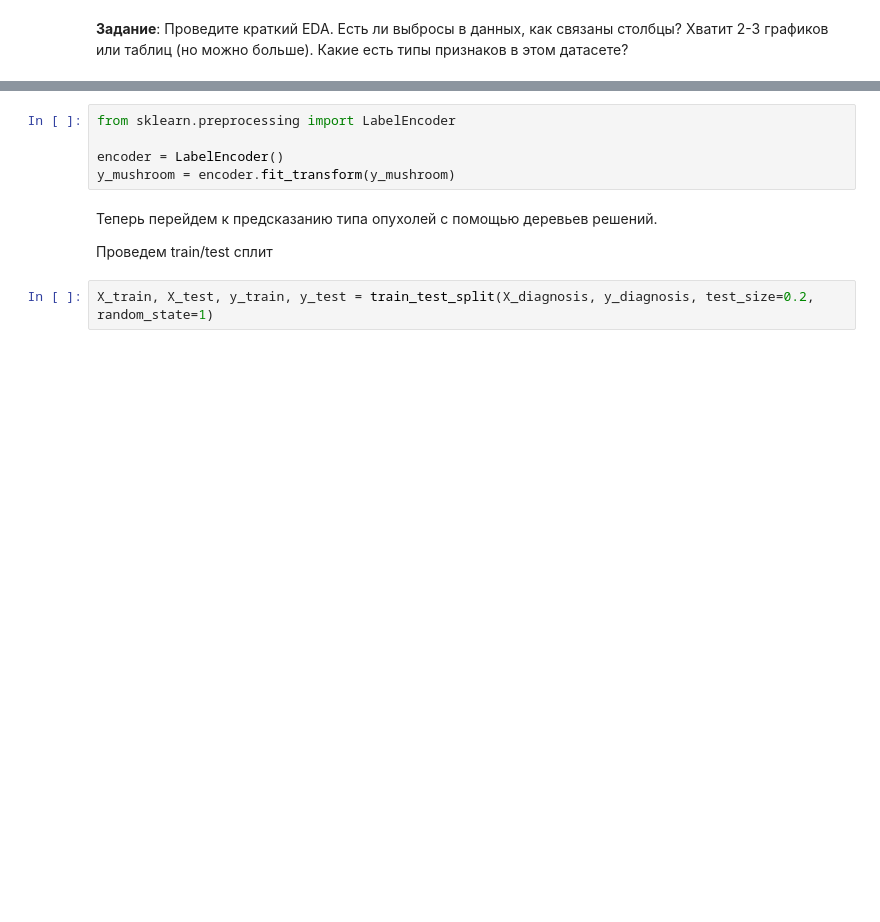
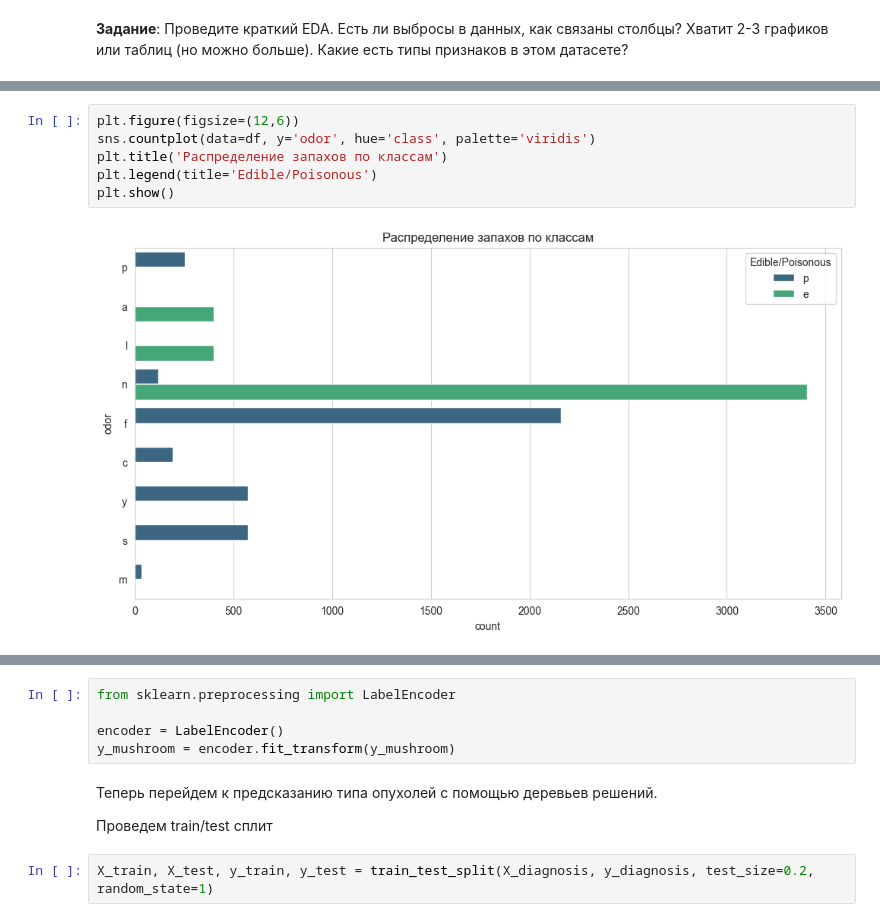
Before and after one commit to sweeteri/spbu-ai-fundamentals, a Jupyter notebook: practicum_7.5/decision_trees.ipynb, the cells around one changed output, grey strips where cells are left out. Cells and saved outputs as stored; diff of their text form; blank space fills up the shorter version.

```diff
--- a/practicum_7.5/decision_trees.ipynb
+++ b/practicum_7.5/decision_trees.ipynb
@@ -79,0 +126,8 @@ X_mushroom.head()
+# %%
+plt.figure(figsize=(12,6))
+sns.countplot(data=df, y='odor', hue='class', palette='viridis')
+plt.title('Распределение запахов по классам')
+plt.legend(title='Edible/Poisonous')
+plt.show()
+# %% [output]
+[figure, added]
```
Also changed, not shown: parts of 29 cells of this notebook.
